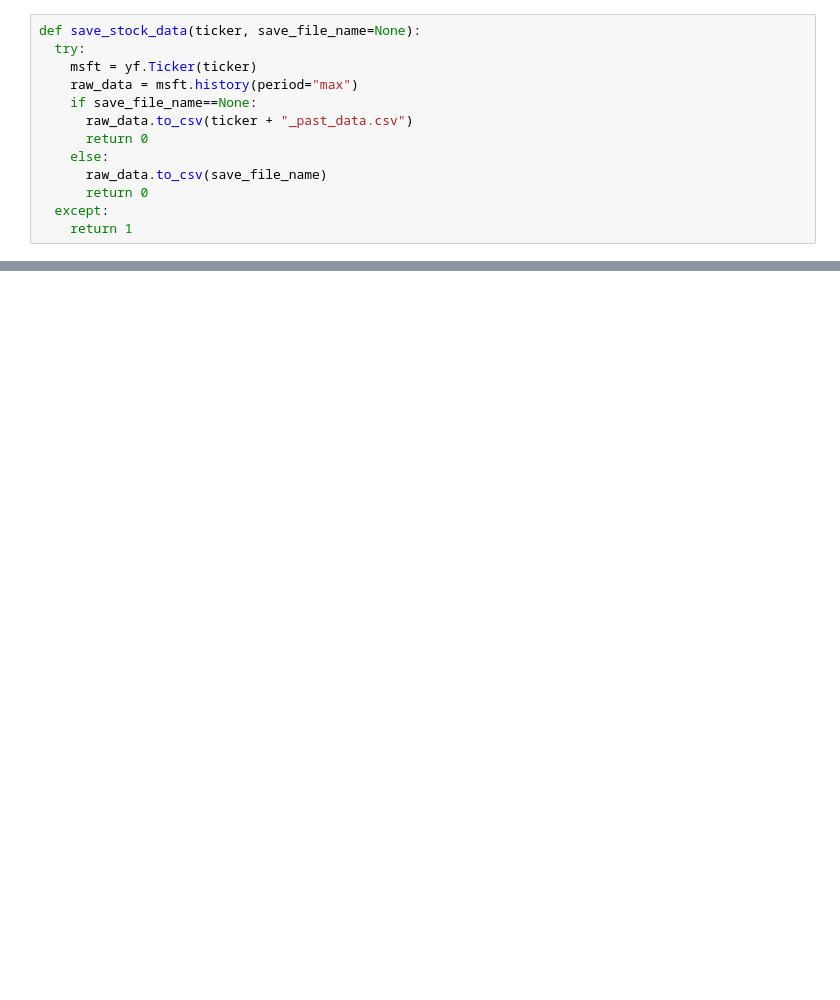
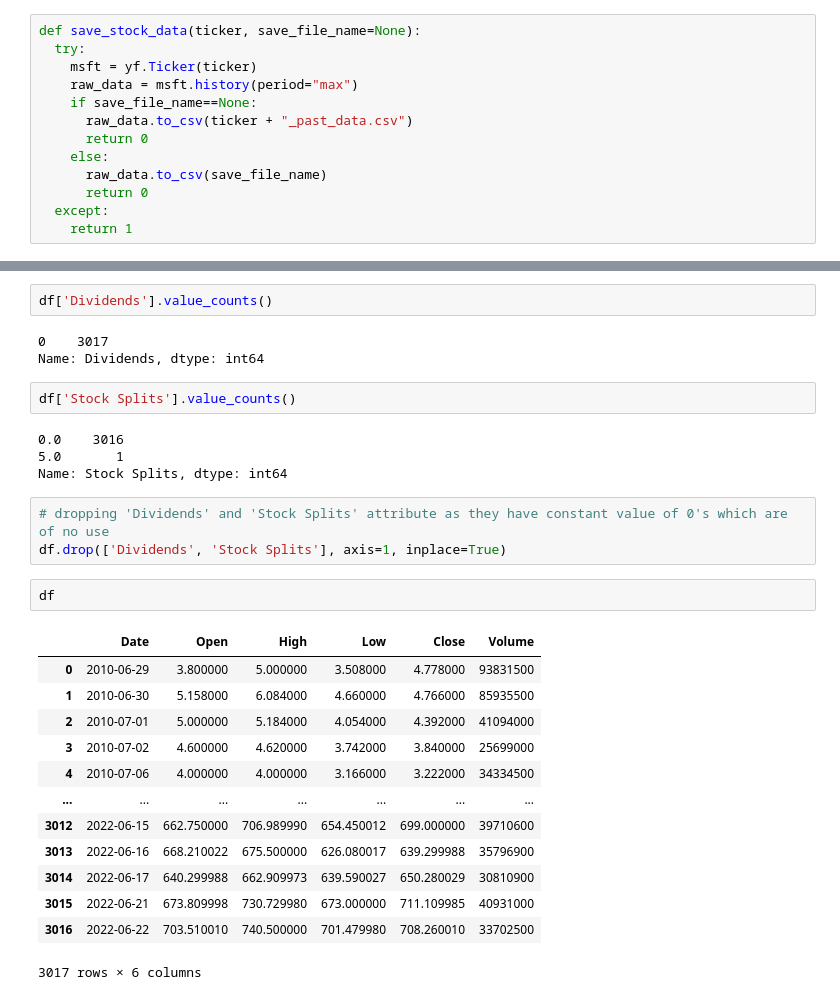
Before and after one commit to bhaktjain/Stock-Market-Movement-Predictor, a Jupyter notebook: historical_data.ipynb, the cells around one changed output, grey strips where cells are left out. Drawn from its saved outputs; the diff is of its cells as text; blank space fills up the shorter version.

```diff
--- a/historical_data.ipynb
+++ b/historical_data.ipynb
@@ -40,0 +80,30 @@ save_stock_data("^NSEI")
+# %%
+df['Dividends'].value_counts()
+# %% [output]
+0    3017
+Name: Dividends, dtype: int64
+# %%
+df['Stock Splits'].value_counts()
+# %% [output]
+0.0    3016
+5.0       1
+Name: Stock Splits, dtype: int64
+# %%
+# dropping 'Dividends' and 'Stock Splits' attribute as they have constant value of 0's which are of no use
+df.drop(['Dividends', 'Stock Splits'], axis=1, inplace=True)
+# %%
+df
+# %% [output]
+|  | Date | Open | High | Low | Close | Volume |
+| 0 | 2010-06-29 | 3.800000 | 5.000000 | 3.508000 | 4.778000 | 93831500 |
+| 1 | 2010-06-30 | 5.158000 | 6.084000 | 4.660000 | 4.766000 | 85935500 |
+| 2 | 2010-07-01 | 5.000000 | 5.184000 | 4.054000 | 4.392000 | 41094000 |
+| 3 | 2010-07-02 | 4.600000 | 4.620000 | 3.742000 | 3.840000 | 25699000 |
+| 4 | 2010-07-06 | 4.000000 | 4.000000 | 3.166000 | 3.222000 | 34334500 |
+| ... | ... | ... | ... | ... | ... | ... |
+| 3012 | 2022-06-15 | 662.750000 | 706.989990 | 654.450012 | 699.000000 | 39710600 |
+| 3013 | 2022-06-16 | 668.210022 | 675.500000 | 626.080017 | 639.299988 | 35796900 |
+| 3014 | 2022-06-17 | 640.299988 | 662.909973 | 639.590027 | 650.280029 | 30810900 |
+| 3015 | 2022-06-21 | 673.809998 | 730.729980 | 673.000000 | 711.109985 | 40931000 |
+| 3016 | 2022-06-22 | 703.510010 | 740.500000 | 701.479980 | 708.260010 | 33702500 |
+3017 rows × 6 columns
```
Also changed, not shown: parts of 18 cells of this notebook.
